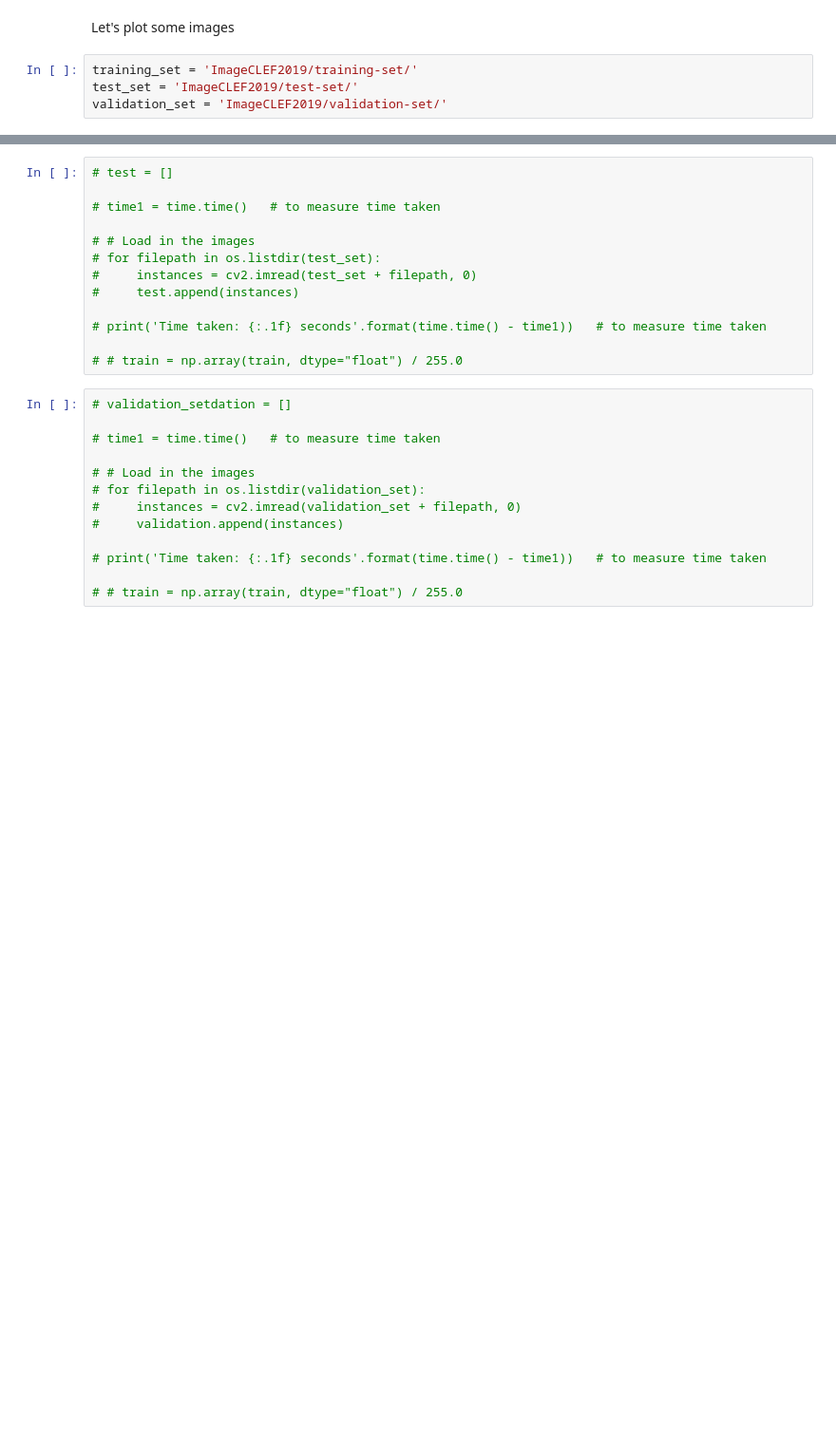
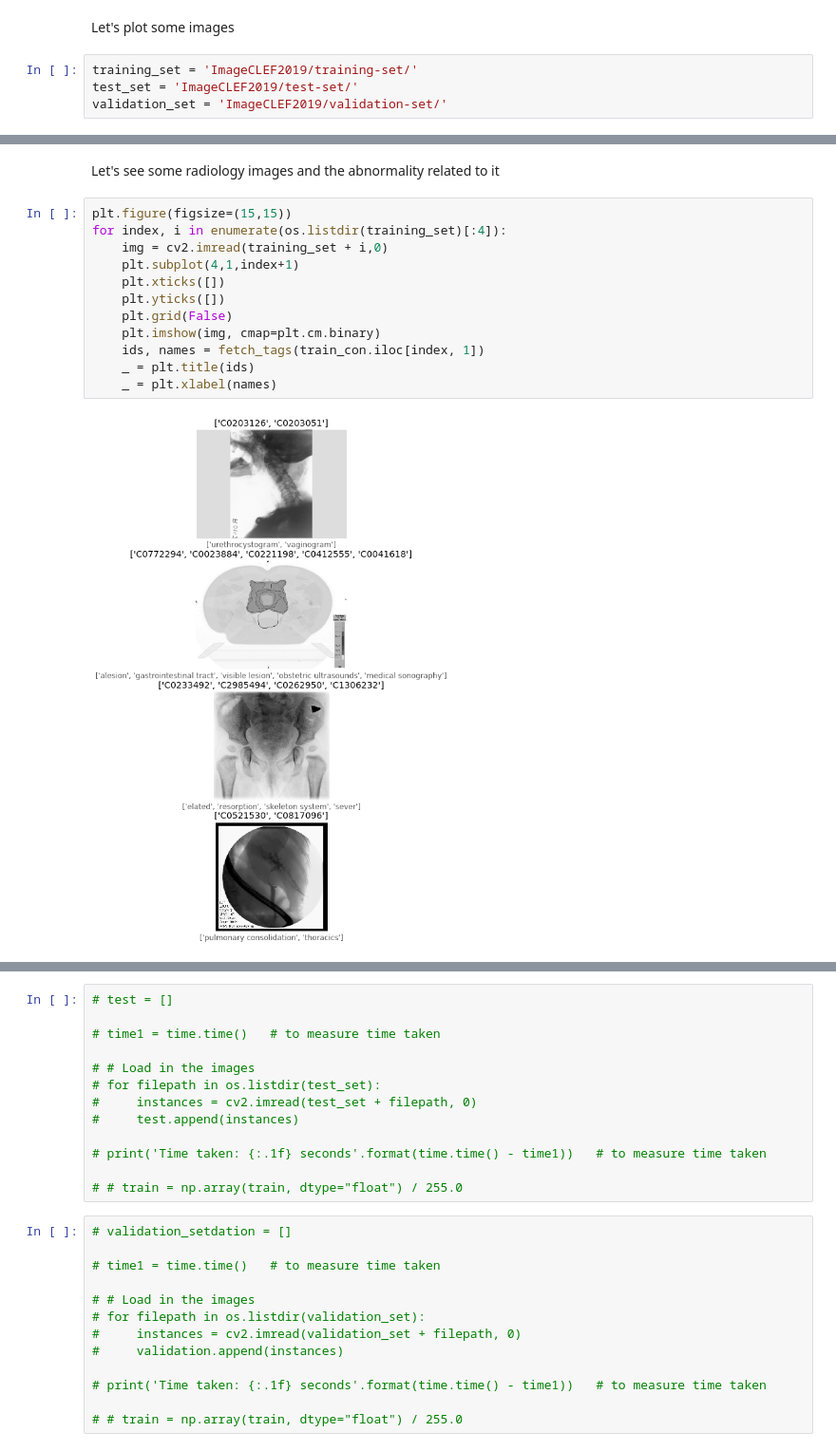
Before and after one commit to ionpetro/ImageCLEF-Medical-Caption-Task-2019, a Jupyter notebook: Image Classifier.ipynb, the cells around one changed output, grey strips where cells are left out. Shown at 95% size. Drawn from its saved outputs; the diff is of its cells as text; blank space fills up the shorter version.

Commit message:
Print images without loading them to memory

```diff
--- a/Image Classifier.ipynb
+++ b/Image Classifier.ipynb
@@ -64 +82,17 @@ validation_set = 'ImageCLEF2019/validation-set/'
+# %% [markdown]
+Let's see some radiology images and the abnormality related to it
+# %%
+plt.figure(figsize=(15,15))
+for index, i in enumerate(os.listdir(training_set)[:4]):
+    img = cv2.imread(training_set + i,0)
+    plt.subplot(4,1,index+1)
+    plt.xticks([])
+    plt.yticks([])
+    plt.grid(False)
+    plt.imshow(img, cmap=plt.cm.binary)
+    ids, names = fetch_tags(train_con.iloc[index, 1])
+    _ = plt.title(ids)
+    _ = plt.xlabel(names)
+# %% [output]
+[figure, added]
 # %%
```
Also changed, not shown: parts of 12 cells of this notebook.
